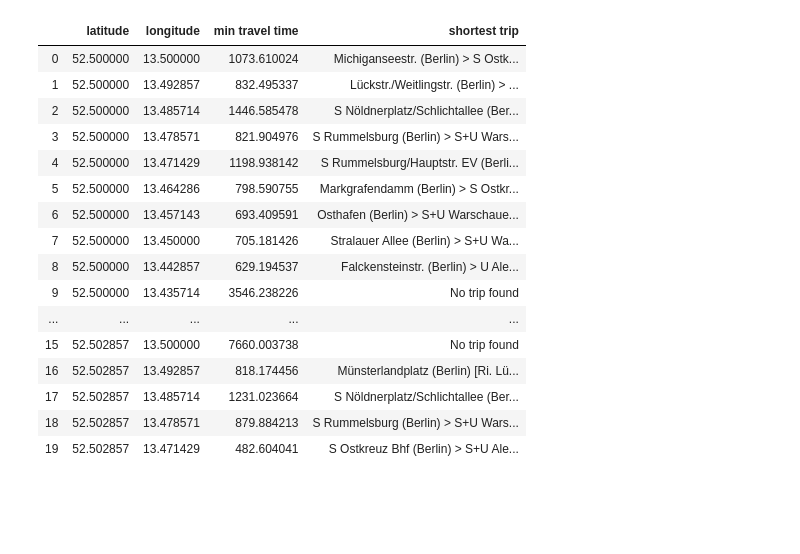
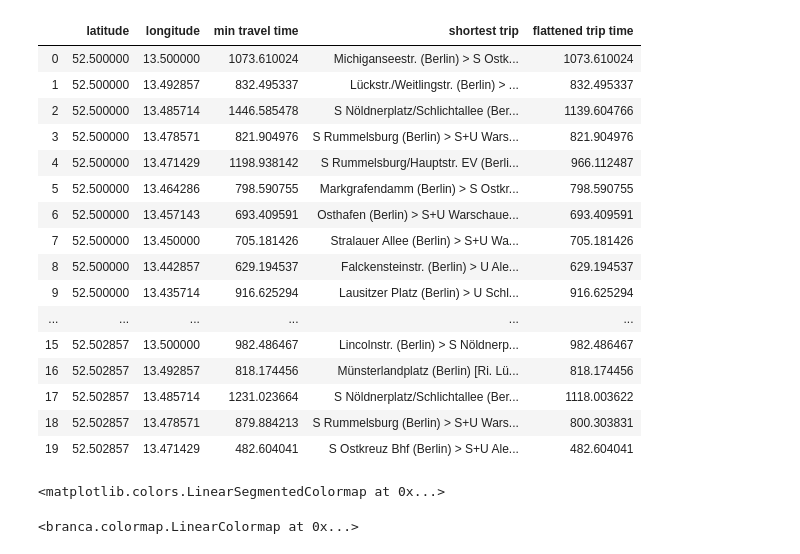
Before and after one commit to pdyban/travel_distance_map, a Jupyter notebook: Render HAFAS VBB.ipynb, the cells around one changed output. Saved outputs shown, nothing was run; the diff lists cells and outputs as text; code cells hidden in the pictures; blank space fills up the shorter version.

```diff
--- a/Render HAFAS VBB.ipynb
+++ b/Render HAFAS VBB.ipynb
@@ -10,26 +8,34 @@ import numpy as np
 
 %matplotlib inline
 # %%
-travel_index = pd.read_csv('hafas_vbb.csv', index_col=0)
+travel_index = pd.read_csv('travel_index_map.csv', index_col=0)
 travel_index.head(20)
 # %% [output]
-|  | latitude | longitude | min travel time | shortest trip |
-| 0 | 52.500000 | 13.500000 | 1073.610024 | Michiganseestr. (Berlin) > S Ostk... |
-| 1 | 52.500000 | 13.492857 | 832.495337 | Lückstr./Weitlingstr. (Berlin) > ... |
-| 2 | 52.500000 | 13.485714 | 1446.585478 | S Nöldnerplatz/Schlichtallee (Ber... |
-| 3 | 52.500000 | 13.478571 | 821.904976 | S Rummelsburg (Berlin) > S+U Wars... |
-| 4 | 52.500000 | 13.471429 | 1198.938142 | S Rummelsburg/Hauptstr. EV (Berli... |
-| 5 | 52.500000 | 13.464286 | 798.590755 | Markgrafendamm (Berlin) > S Ostkr... |
-| 6 | 52.500000 | 13.457143 | 693.409591 | Osthafen (Berlin) > S+U Warschaue... |
-| 7 | 52.500000 | 13.450000 | 705.181426 | Stralauer Allee (Berlin) > S+U Wa... |
-| 8 | 52.500000 | 13.442857 | 629.194537 | Falckensteinstr. (Berlin) > U Ale... |
-| 9 | 52.500000 | 13.435714 | 3546.238226 | No trip found |
-| ... | ... | ... | ... | ... |
-| 15 | 52.502857 | 13.500000 | 7660.003738 | No trip found |
-| 16 | 52.502857 | 13.492857 | 818.174456 | Münsterlandplatz (Berlin) [Ri. Lü... |
-| 17 | 52.502857 | 13.485714 | 1231.023664 | S Nöldnerplatz/Schlichtallee (Ber... |
-| 18 | 52.502857 | 13.478571 | 879.884213 | S Rummelsburg (Berlin) > S+U Wars... |
-| 19 | 52.502857 | 13.471429 | 482.604041 | S Ostkreuz Bhf (Berlin) > S+U Ale... |
+|  | latitude | longitude | min travel time | shortest trip | flattened trip time |
+| 0 | 52.500000 | 13.500000 | 1073.610024 | Michiganseestr. (Berlin) > S Ostk... | 1073.610024 |
+| 1 | 52.500000 | 13.492857 | 832.495337 | Lückstr./Weitlingstr. (Berlin) > ... | 832.495337 |
+| 2 | 52.500000 | 13.485714 | 1446.585478 | S Nöldnerplatz/Schlichtallee (Ber... | 1139.604766 |
+| 3 | 52.500000 | 13.478571 | 821.904976 | S Rummelsburg (Berlin) > S+U Wars... | 821.904976 |
+| 4 | 52.500000 | 13.471429 | 1198.938142 | S Rummelsburg/Hauptstr. EV (Berli... | 966.112487 |
+| 5 | 52.500000 | 13.464286 | 798.590755 | Markgrafendamm (Berlin) > S Ostkr... | 798.590755 |
+| 6 | 52.500000 | 13.457143 | 693.409591 | Osthafen (Berlin) > S+U Warschaue... | 693.409591 |
+| 7 | 52.500000 | 13.450000 | 705.181426 | Stralauer Allee (Berlin) > S+U Wa... | 705.181426 |
+| 8 | 52.500000 | 13.442857 | 629.194537 | Falckensteinstr. (Berlin) > U Ale... | 629.194537 |
+| 9 | 52.500000 | 13.435714 | 916.625294 | Lausitzer Platz (Berlin) > U Schl... | 916.625294 |
+| ... | ... | ... | ... | ... | ... |
+| 15 | 52.502857 | 13.500000 | 982.486467 | Lincolnstr. (Berlin) > S Nöldnerp... | 982.486467 |
+| 16 | 52.502857 | 13.492857 | 818.174456 | Münsterlandplatz (Berlin) [Ri. Lü... | 818.174456 |
+| 17 | 52.502857 | 13.485714 | 1231.023664 | S Nöldnerplatz/Schlichtallee (Ber... | 1118.003622 |
+| 18 | 52.502857 | 13.478571 | 879.884213 | S Rummelsburg (Berlin) > S+U Wars... | 800.303831 |
+| 19 | 52.502857 | 13.471429 | 482.604041 | S Ostkreuz Bhf (Berlin) > S+U Ale... | 482.604041 |
+# %%
+plt.get_cmap('RdYlGn', 1)
+# %% [output]
+<matplotlib.colors.LinearSegmentedColormap at 0x...>
+# %%
+folium.LinearColormap(('g', 'y', 'r'), vmax=100)
+# %% [output]
+<branca.colormap.LinearColormap at 0x...>
 # %%
 m = folium.Map((52.515998, 13.457574), zoom_start=14)
 for index, row in travel_index.iterrows():
```
Also changed, not shown: parts of 4 cells of this notebook, 3 other files.
